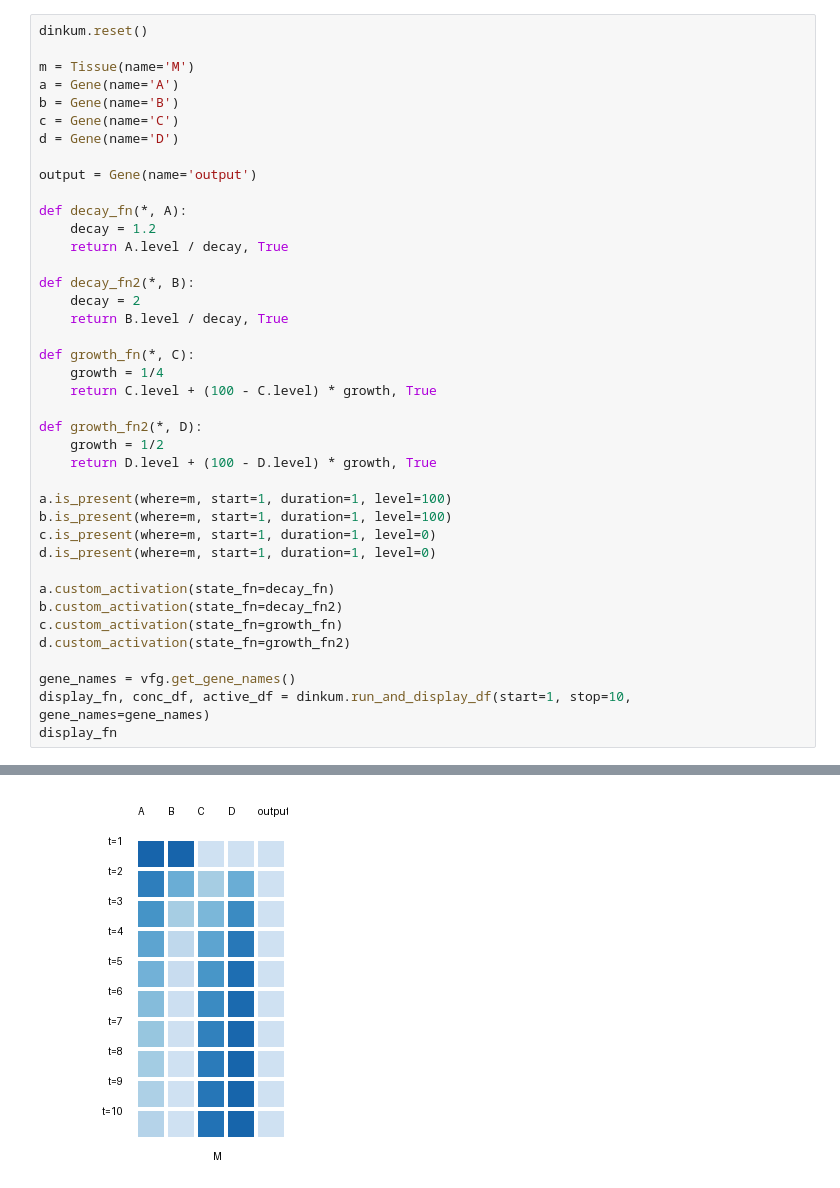
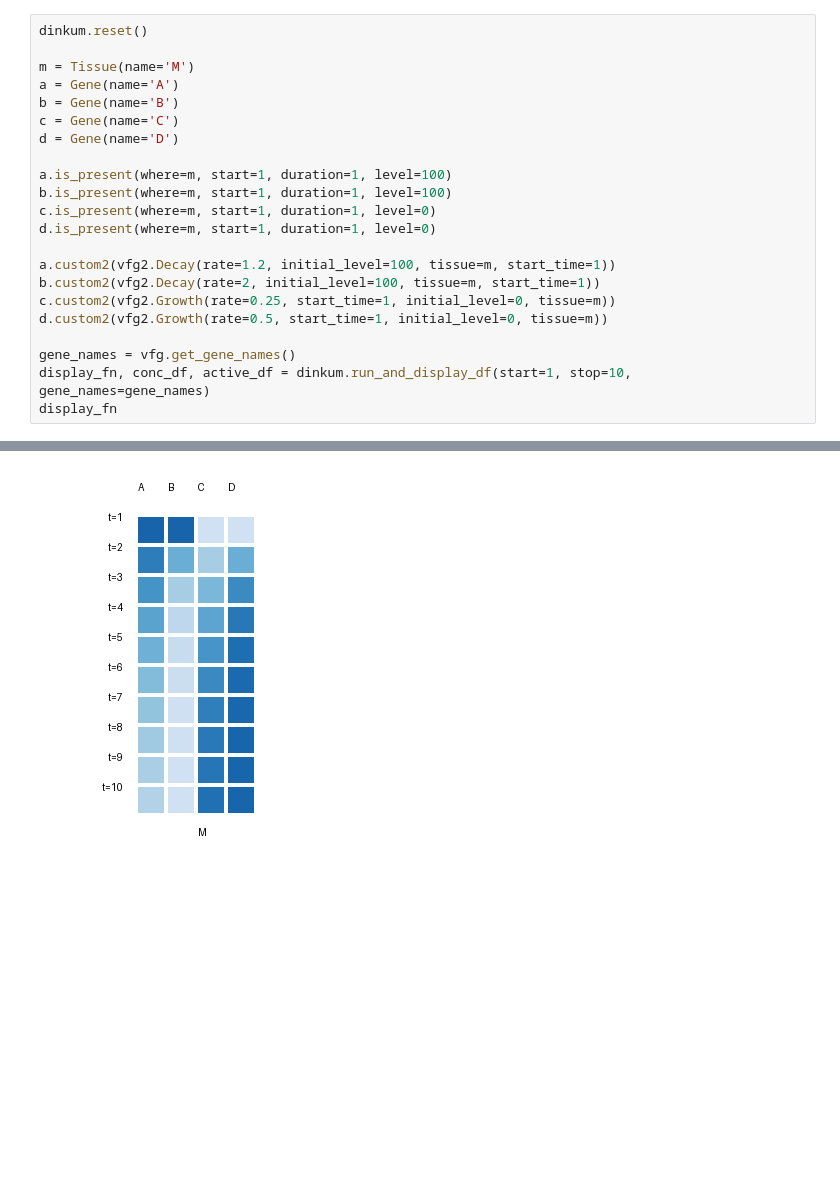
Before and after one commit to dinkum-bio/dinkum, a Jupyter notebook: notebooks/6-multi-level-activation.ipynb, the cells around one changed output, grey strips where cells are left out. Cells and saved outputs as stored; diff of their text form; blank space fills up the shorter version.

```diff
--- a/notebooks/6-multi-level-activation.ipynb
+++ b/notebooks/6-multi-level-activation.ipynb
@@ -21,33 +21,15 @@ b = Gene(name='B')
 c = Gene(name='C')
 d = Gene(name='D')
 
-output = Gene(name='output')
-
-def decay_fn(*, A):
-    decay = 1.2
-    return A.level / decay, True
-
-def decay_fn2(*, B):
-    decay = 2
-    return B.level / decay, True
-
-def growth_fn(*, C):
-    growth = 1/4
-    return C.level + (100 - C.level) * growth, True
-
-def growth_fn2(*, D):
-    growth = 1/2
-    return D.level + (100 - D.level) * growth, True
-
 a.is_present(where=m, start=1, duration=1, level=100)
 b.is_present(where=m, start=1, duration=1, level=100)
 c.is_present(where=m, start=1, duration=1, level=0)
 d.is_present(where=m, start=1, duration=1, level=0)
 
-a.custom_activation(state_fn=decay_fn)
-b.custom_activation(state_fn=decay_fn2)
-c.custom_activation(state_fn=growth_fn)
-d.custom_activation(state_fn=growth_fn2)
+a.custom2(vfg2.Decay(rate=1.2, initial_level=100, tissue=m, start_time=1))
+b.custom2(vfg2.Decay(rate=2, initial_level=100, tissue=m, start_time=1))
+c.custom2(vfg2.Growth(rate=0.25, start_time=1, initial_level=0, tissue=m))
+d.custom2(vfg2.Growth(rate=0.5, start_time=1, initial_level=0, tissue=m))
 
 gene_names = vfg.get_gene_names()
 display_fn, conc_df, active_df = dinkum.run_and_display_df(start=1, stop=10, gene_names=gene_names)
@@ -63,2 +40,2 @@ WARNING: at time t=10 gene B has level == 0 but is active! Is this intentional??
-[figure, old version]
+[figure, new version]
 # %%
```
Also changed, not shown: parts of 10 cells of this notebook, 3 other files.
